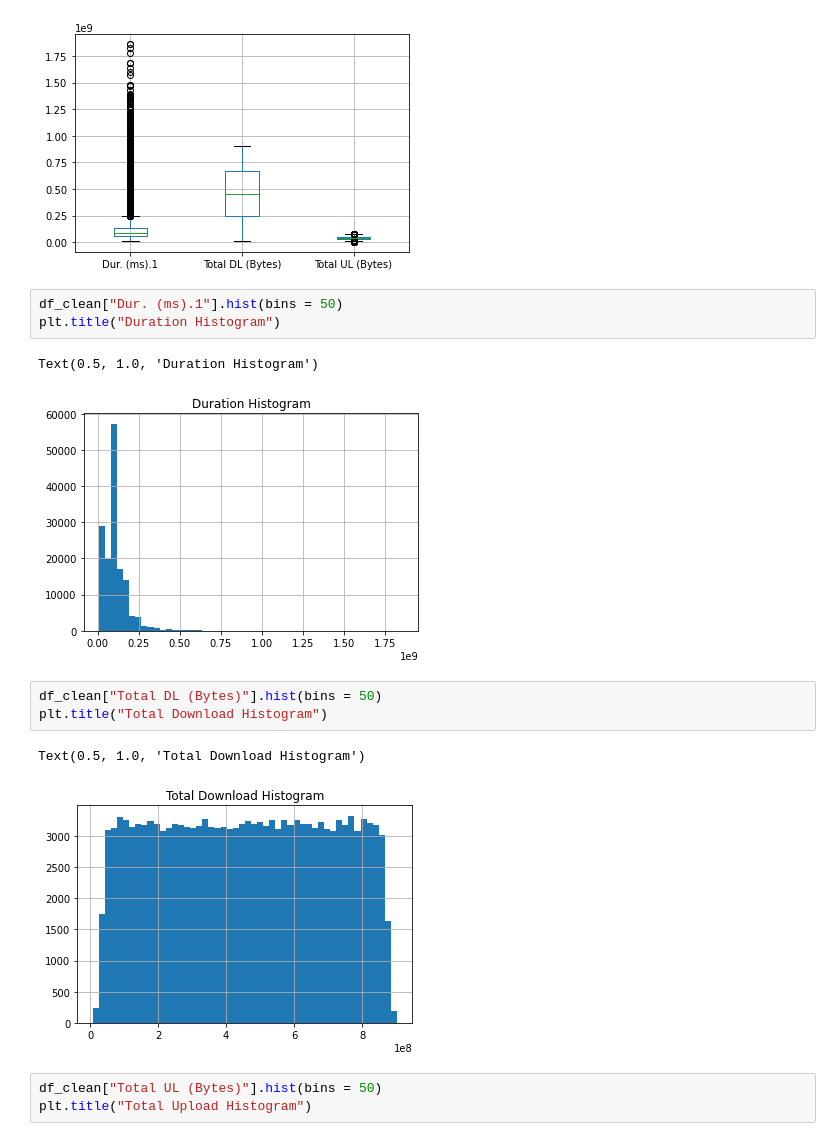
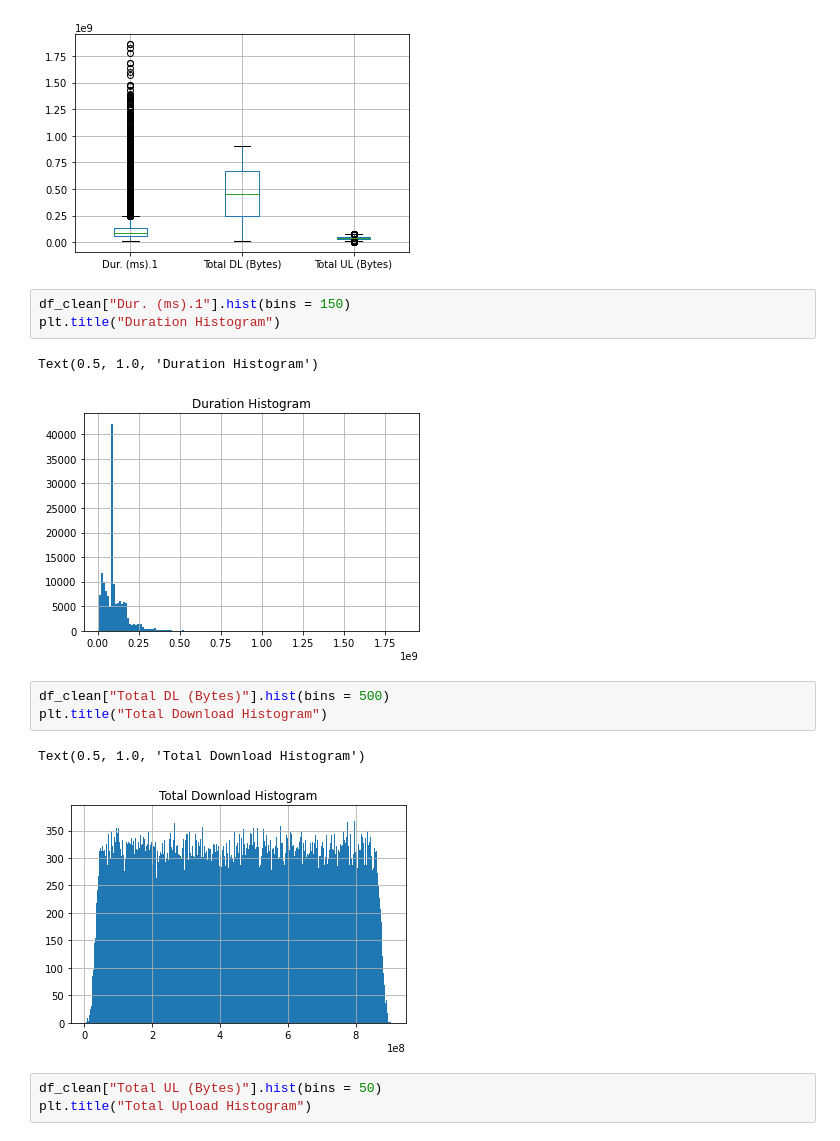
Before and after one commit to behigu/TellCo-Telecom-User-s-Data-Analysis, a Jupyter notebook: notebooks/Telco_telecom_user_data_analysis.ipynb, the cells around one changed output. Drawn from its saved outputs; the diff is of its cells as text.

```diff
--- a/notebooks/Telco_telecom_user_data_analysis.ipynb
+++ b/notebooks/Telco_telecom_user_data_analysis.ipynb
@@ -418,17 +418,17 @@ df_clean.boxplot(column=['Dur. (ms).1', "Total DL (Bytes)","Total UL (Bytes)"])
 <matplotlib.axes._subplots.AxesSubplot at 0x...>
 [figure]
 # %%
-df_clean["Dur. (ms).1"].hist(bins = 50)
+df_clean["Dur. (ms).1"].hist(bins = 150)
 plt.title("Duration Histogram")
 # %% [output]
 Text(0.5, 1.0, 'Duration Histogram')
-[figure, old version]
+[figure, new version]
 # %%
-df_clean["Total DL (Bytes)"].hist(bins = 50)
+df_clean["Total DL (Bytes)"].hist(bins = 500)
 plt.title("Total Download Histogram")
 # %% [output]
 Text(0.5, 1.0, 'Total Download Histogram')
-[figure, old version]
+[figure, new version]
 # %%
 df_clean["Total UL (Bytes)"].hist(bins = 50)
 plt.title("Total Upload Histogram")
```
Also changed, not shown: parts of 15 cells of this notebook.
